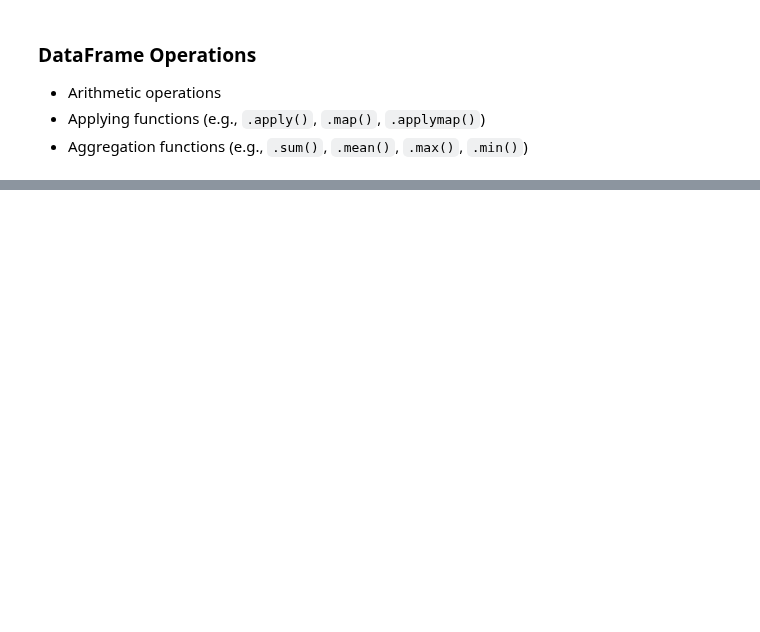
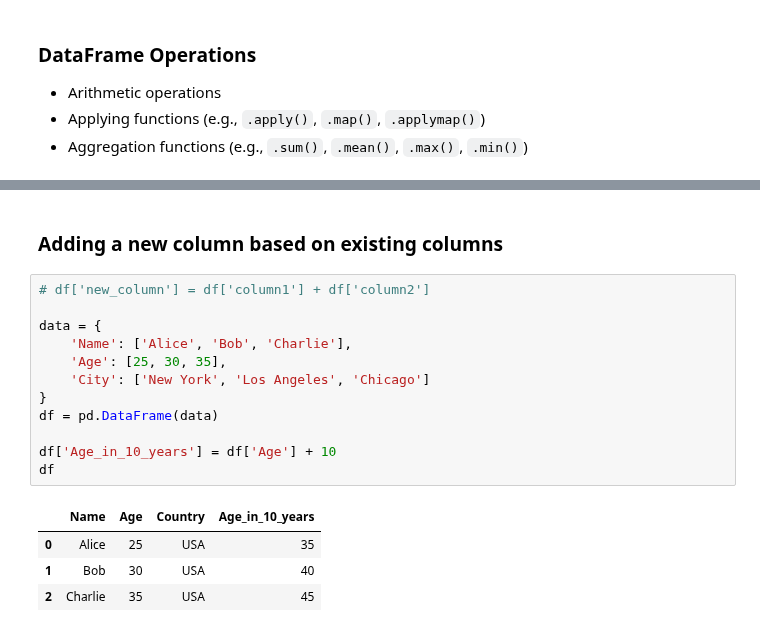
Before and after one commit to tjyana/coding-challenges, a Jupyter notebook: pandas-notebook.ipynb, the cells around one changed output, grey strips where cells are left out. Cells and saved outputs as stored; diff of their text form; blank space fills up the shorter version.

```diff
--- a/pandas-notebook.ipynb
+++ b/pandas-notebook.ipynb
@@ -207,0 +374,19 @@ df.shape
+# %% [markdown]
+### Adding a new column based on existing columns
+# %%
+# df['new_column'] = df['column1'] + df['column2']
+
+data = {
+    'Name': ['Alice', 'Bob', 'Charlie'],
+    'Age': [25, 30, 35],
+    'City': ['New York', 'Los Angeles', 'Chicago']
+}
+df = pd.DataFrame(data)
+
+df['Age_in_10_years'] = df['Age'] + 10
+df
+# %% [output]
+|  | Name | Age | Country | Age_in_10_years |
+| 0 | Alice | 25 | USA | 35 |
+| 1 | Bob | 30 | USA | 40 |
+| 2 | Charlie | 35 | USA | 45 |
```
Also changed, not shown: parts of 19 cells of this notebook, 3 other files.
